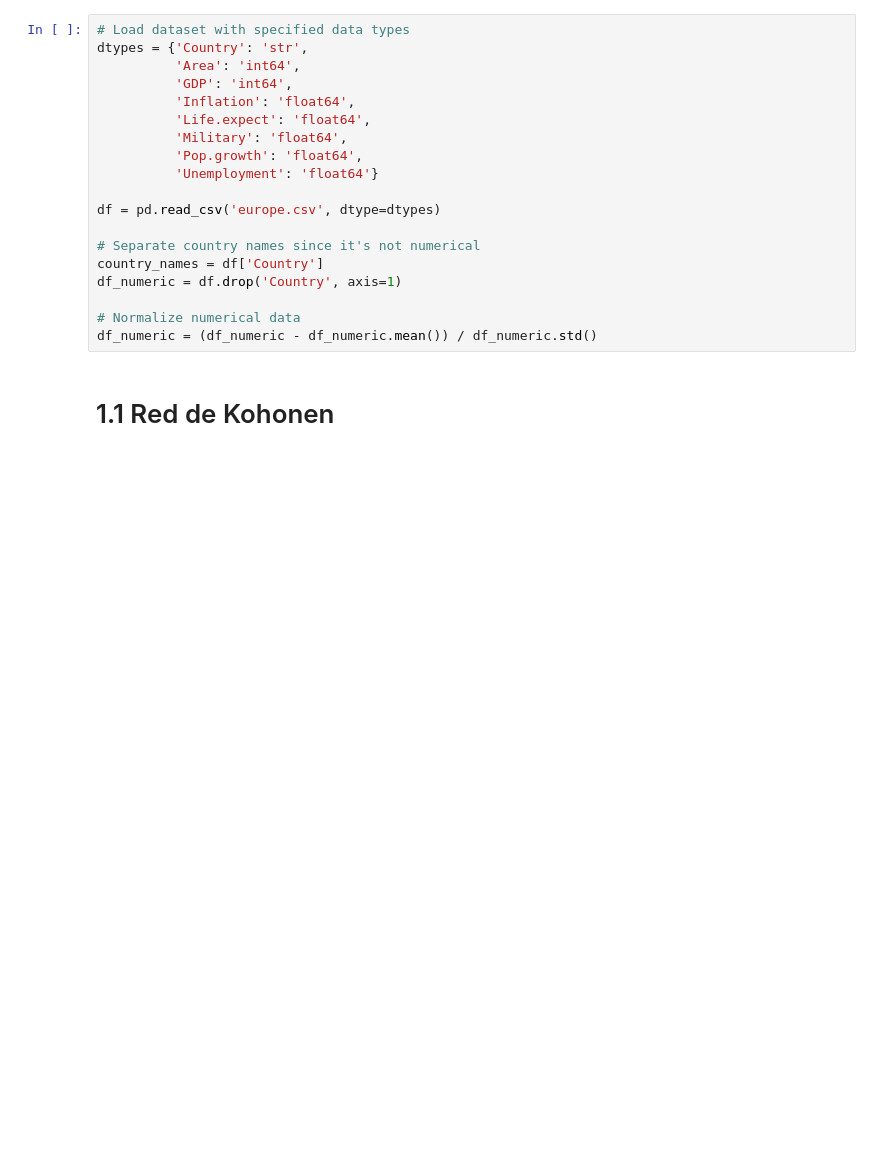
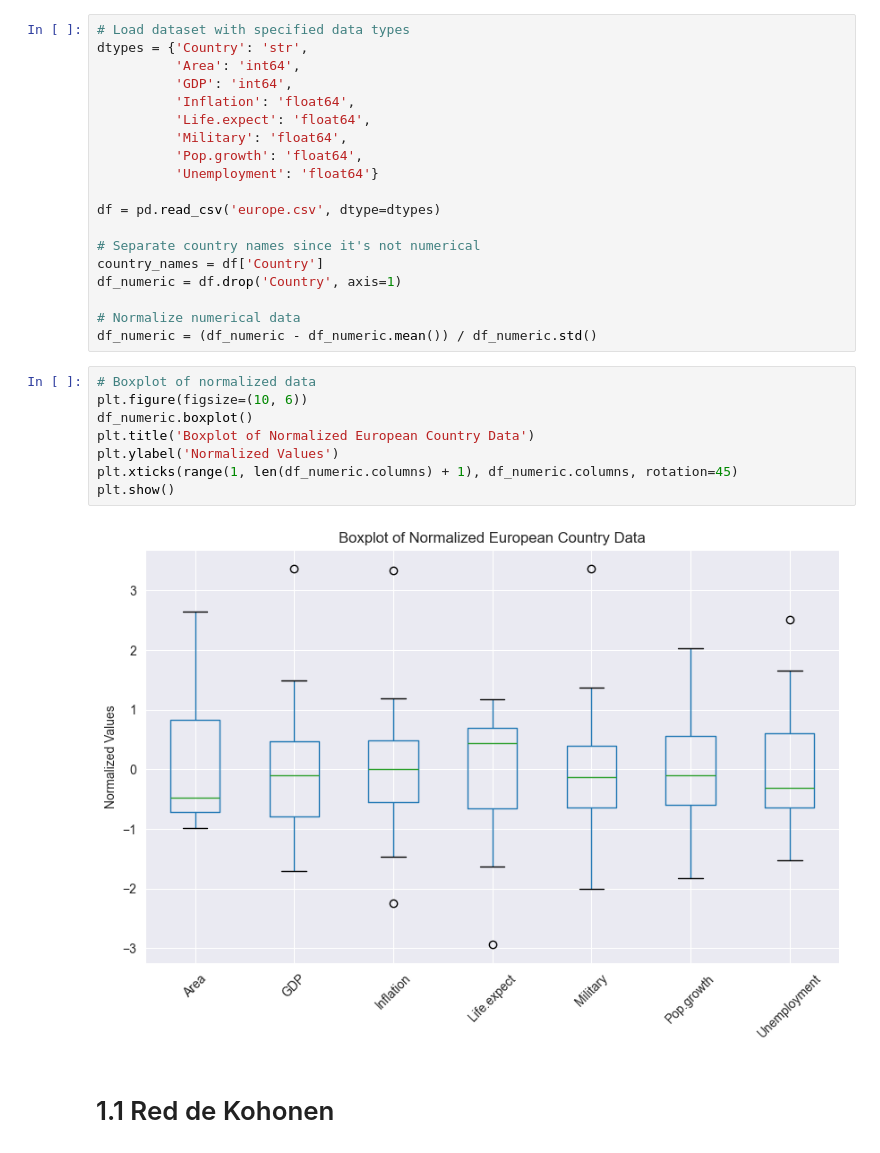
Before and after one commit to Georg1604/SIA-TP4, a Jupyter notebook: Exercise1/Ejercicio1.ipynb, the cells around one changed output. Saved outputs shown, nothing was run; the diff lists cells and outputs as text; blank space fills up the shorter version.

Commit message:
added box & bar plots

```diff
--- a/Exercise1/Ejercicio1.ipynb
+++ b/Exercise1/Ejercicio1.ipynb
@@ -27,6 +27,16 @@ df_numeric = df.drop('Country', axis=1)
 
 # Normalize numerical data
 df_numeric = (df_numeric - df_numeric.mean()) / df_numeric.std()
+# %%
+# Boxplot of normalized data
+plt.figure(figsize=(10, 6))
+df_numeric.boxplot()
+plt.title('Boxplot of Normalized European Country Data')
+plt.ylabel('Normalized Values')
+plt.xticks(range(1, len(df_numeric.columns) + 1), df_numeric.columns, rotation=45)
+plt.show()
+# %% [output]
+[figure, added]
 # %% [markdown]
 # 1.1 Red de Kohonen
 # %% [markdown]
```
Also changed, not shown: parts of 20 cells of this notebook.
